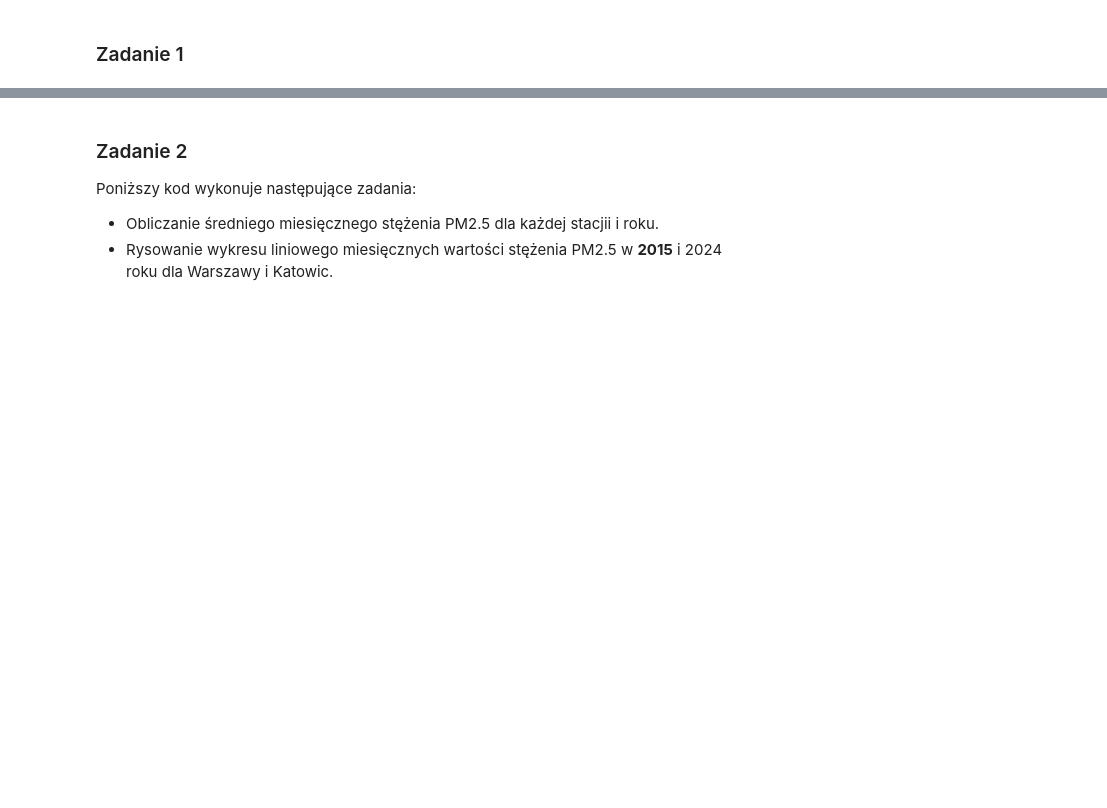
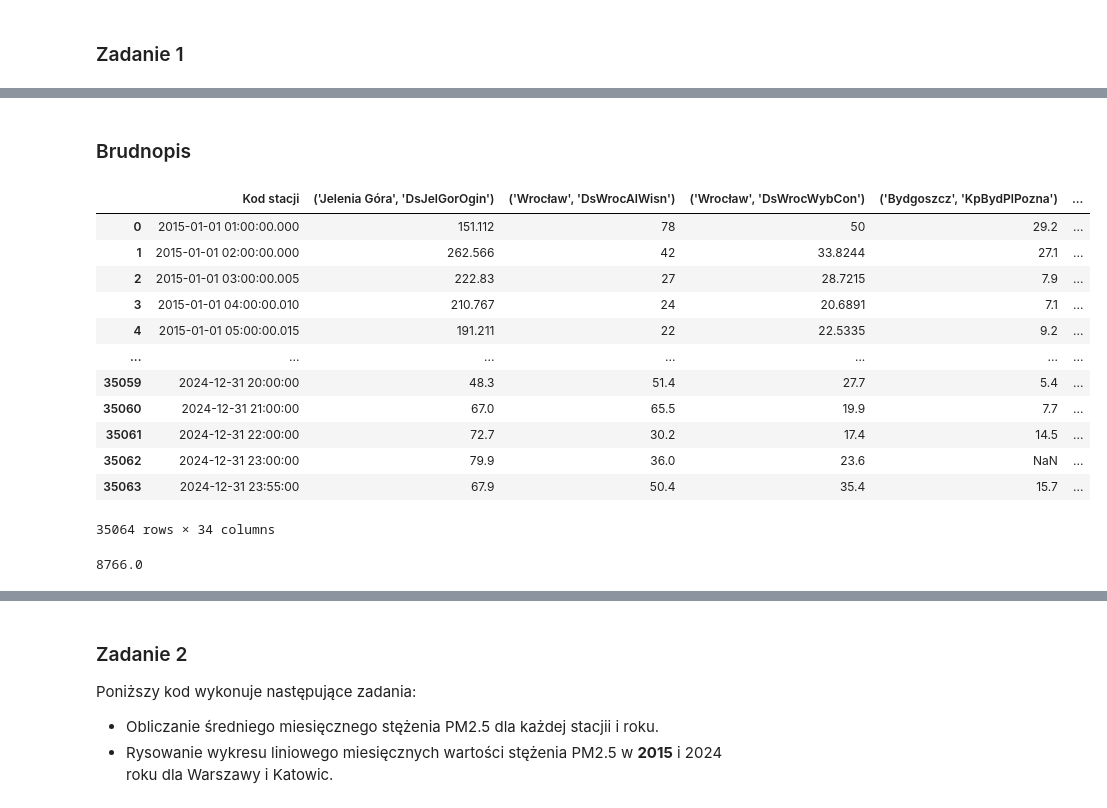
Before and after one commit to zlewkarzbenc/ztp4, a Jupyter notebook: main.ipynb, the cells around one changed output, grey strips where cells are left out. Cells and saved outputs as stored; diff of their text form; code cells hidden in the pictures; blank space fills up the shorter version.

```diff
--- a/main.ipynb
+++ b/main.ipynb
@@ -190,3 +181,5 @@ df2024.loc[:, 'year'] = 2024
 
 all_data = pd.concat([df2014, df2019, df2024], ignore_index=True)
 all_data.to_csv("all_data.csv", index=False)
+# %% [markdown]
+### Brudnopis
@@ -192,0 +189,31 @@ all_data.to_csv("all_data.csv", index=False)
+# %%
+data = all_data.copy()
+
+dt = pd.to_datetime(
+    data["Kod stacji"],
+    format="%Y-%m-%d %H:%M:%S",
+    errors="coerce"
+)
+
+# unify datetime format (remove miliseconds)
+
+data["year"] = dt.dt.year
+data["month"] = dt.dt.month
+# %% [output]
+|  | Kod stacji | ('Jelenia Góra', 'DsJelGorOgin') | ('Wrocław', 'DsWrocAlWisn') | ('Wrocław', 'DsWrocWybCon') | ('Bydgoszcz', 'KpBydPlPozna') | ... |
+| 0 | 2015-01-01 01:00:00.000 | 151.112 | 78 | 50 | 29.2 | ... |
+| 1 | 2015-01-01 02:00:00.000 | 262.566 | 42 | 33.8244 | 27.1 | ... |
+| 2 | 2015-01-01 03:00:00.005 | 222.83 | 27 | 28.7215 | 7.9 | ... |
+| 3 | 2015-01-01 04:00:00.010 | 210.767 | 24 | 20.6891 | 7.1 | ... |
+| 4 | 2015-01-01 05:00:00.015 | 191.211 | 22 | 22.5335 | 9.2 | ... |
+| ... | ... | ... | ... | ... | ... | ... |
+| 35059 | 2024-12-31 20:00:00 | 48.3 | 51.4 | 27.7 | 5.4 | ... |
+| 35060 | 2024-12-31 21:00:00 | 67.0 | 65.5 | 19.9 | 7.7 | ... |
+| 35061 | 2024-12-31 22:00:00 | 72.7 | 30.2 | 17.4 | 14.5 | ... |
+| 35062 | 2024-12-31 23:00:00 | 79.9 | 36.0 | 23.6 | NaN | ... |
+| 35063 | 2024-12-31 23:55:00 | 67.9 | 50.4 | 35.4 | 15.7 | ... |
+35064 rows × 34 columns
+# %%
+35064/4
+# %% [output]
+8766.0
```
Also changed, not shown: parts of 12 cells of this notebook.
